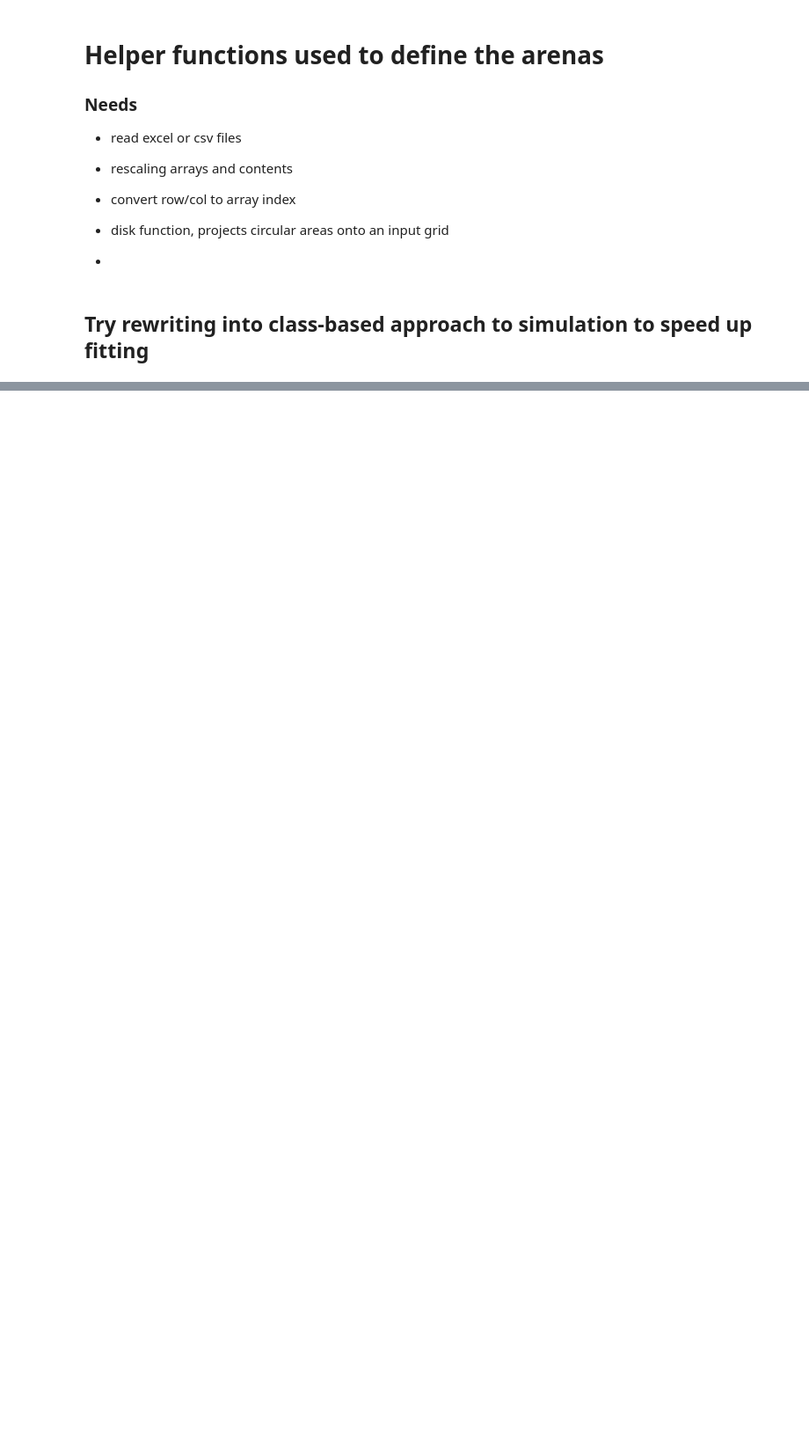
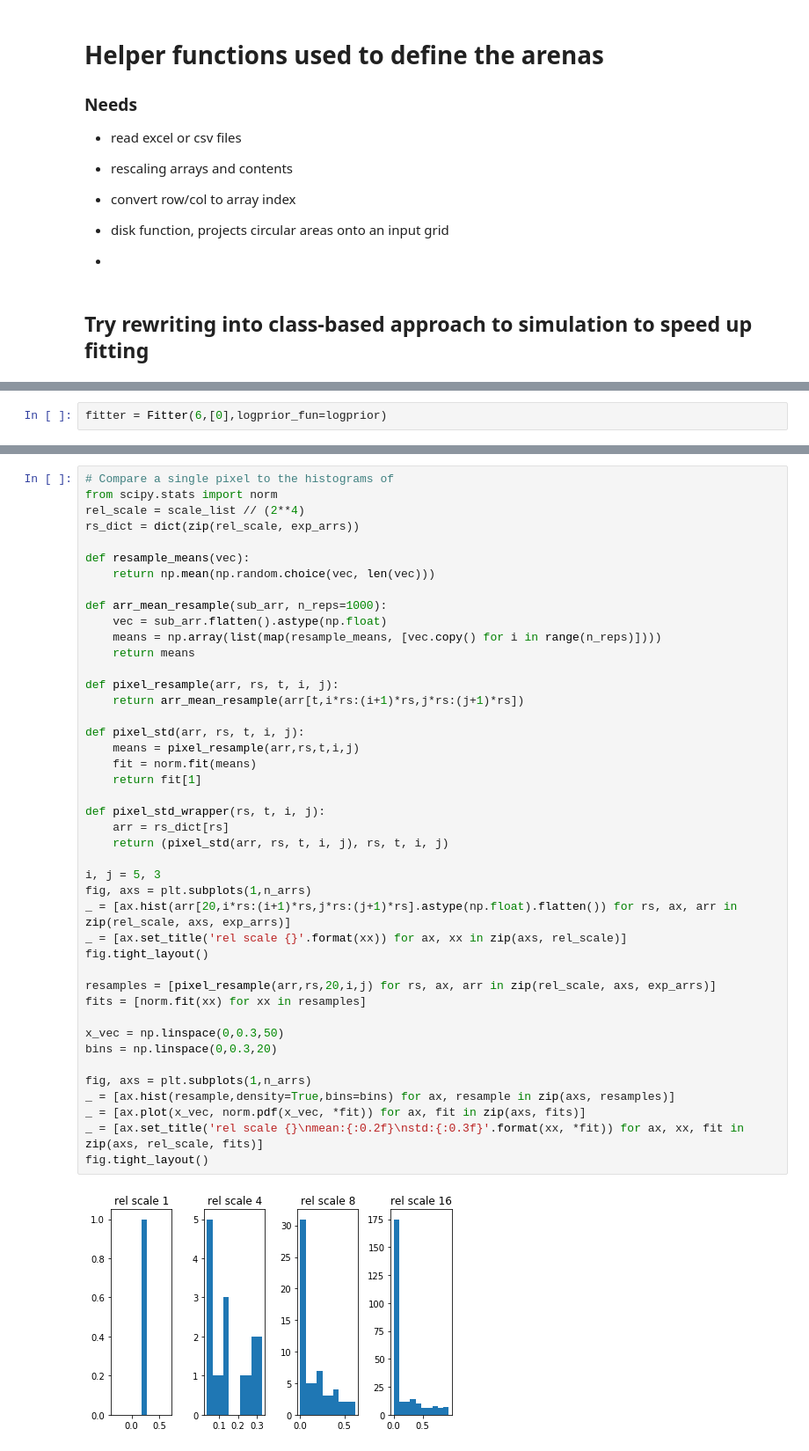
Before and after one commit to boospooky/omnitray-modeling, a Jupyter notebook: omnitray-modeling/mimic_190413_exp_jac.ipynb, the cells around one changed output, grey strips where cells are left out. Shown at 88% size. Drawn from its saved outputs; the diff is of its cells as text; blank space fills up the shorter version.

```diff
--- a/omnitray-modeling/mimic_190413_exp_jac.ipynb
+++ b/omnitray-modeling/mimic_190413_exp_jac.ipynb
@@ -751,0 +183,2 @@ time.strftime('%X %x')
+# %%
+fitter = Fitter(6,[0],logprior_fun=logprior)
@@ -794,0 +299,45 @@ Updated worker_outputs/pool_outputs/low_sensitivity_run_emcee_190908_pad_0.csv a
+# %%
+# Compare a single pixel to the histograms of
+from scipy.stats import norm
+rel_scale = scale_list // (2**4)
+rs_dict = dict(zip(rel_scale, exp_arrs))
+
+def resample_means(vec):
+    return np.mean(np.random.choice(vec, len(vec)))
+
+def arr_mean_resample(sub_arr, n_reps=1000):
+    vec = sub_arr.flatten().astype(np.float)
+    means = np.array(list(map(resample_means, [vec.copy() for i in range(n_reps)])))
+    return means
+
+def pixel_resample(arr, rs, t, i, j):
+    return arr_mean_resample(arr[t,i*rs:(i+1)*rs,j*rs:(j+1)*rs])
+
+def pixel_std(arr, rs, t, i, j):
+    means = pixel_resample(arr,rs,t,i,j)
+    fit = norm.fit(means)
+    return fit[1]
+
+def pixel_std_wrapper(rs, t, i, j):
+    arr = rs_dict[rs]
+    return (pixel_std(arr, rs, t, i, j), rs, t, i, j)
+
+i, j = 5, 3
+fig, axs = plt.subplots(1,n_arrs)
+_ = [ax.hist(arr[20,i*rs:(i+1)*rs,j*rs:(j+1)*rs].astype(np.float).flatten()) for rs, ax, arr in zip(rel_scale, axs, exp_arrs)]
+_ = [ax.set_title('rel scale {}'.format(xx)) for ax, xx in zip(axs, rel_scale)]
+fig.tight_layout()
+
+resamples = [pixel_resample(arr,rs,20,i,j) for rs, ax, arr in zip(rel_scale, axs, exp_arrs)]
+fits = [norm.fit(xx) for xx in resamples]
+
+x_vec = np.linspace(0,0.3,50)
+bins = np.linspace(0,0.3,20)
+
+fig, axs = plt.subplots(1,n_arrs)
+_ = [ax.hist(resample,density=True,bins=bins) for ax, resample in zip(axs, resamples)]
+_ = [ax.plot(x_vec, norm.pdf(x_vec, *fit)) for ax, fit in zip(axs, fits)]
+_ = [ax.set_title('rel scale {}\nmean:{:0.2f}\nstd:{:0.3f}'.format(xx, *fit)) for ax, xx, fit in zip(axs, rel_scale, fits)]
+fig.tight_layout()
+# %% [output]
+[figure, added]
```
Also changed, not shown: parts of 32 cells of this notebook, 4 other files.
